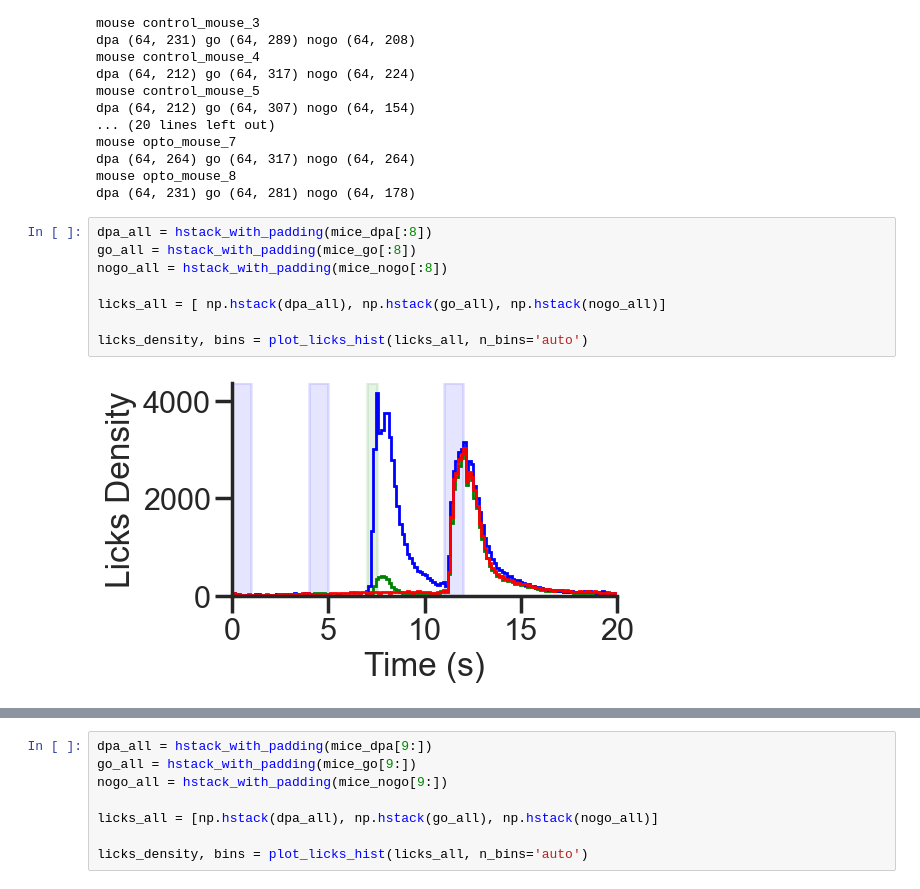
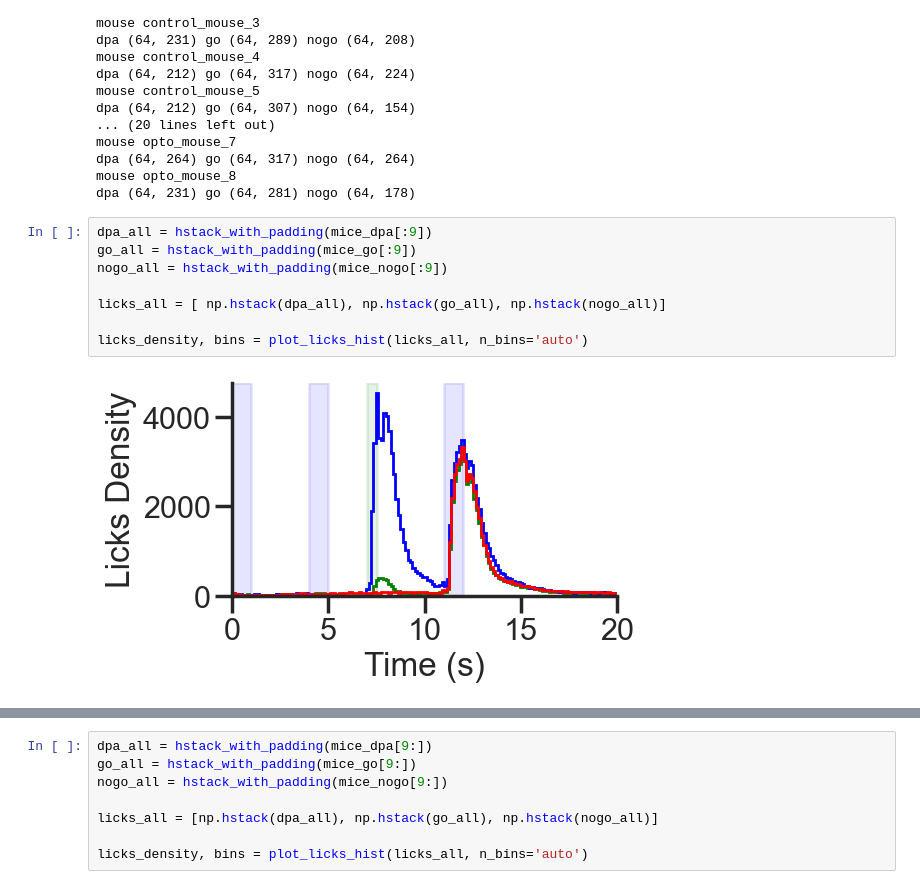
Before and after one commit to kiriclope/HiDN, a Jupyter notebook: notebooks/behavior.ipynb, the cells around one changed output, grey strips where cells are left out. Saved outputs shown, nothing was run; the diff lists cells and outputs as text.

```diff
--- a/notebooks/behavior.ipynb
+++ b/notebooks/behavior.ipynb
@@ -132,12 +132,12 @@ dpa (64, 264) go (64, 317) nogo (64, 264)
 mouse opto_mouse_8
 dpa (64, 231) go (64, 281) nogo (64, 178)
 # %%
-dpa_all = hstack_with_padding(mice_dpa[:8])
-go_all = hstack_with_padding(mice_go[:8])
-nogo_all = hstack_with_padding(mice_nogo[:8])
+dpa_all = hstack_with_padding(mice_dpa[:9])
+go_all = hstack_with_padding(mice_go[:9])
+nogo_all = hstack_with_padding(mice_nogo[:9])
 
 licks_all = [ np.hstack(dpa_all), np.hstack(go_all), np.hstack(nogo_all)]
 
 licks_density, bins = plot_licks_hist(licks_all, n_bins='auto')
 # %% [output]
-[figure, old version]
+[figure, new version]
```
Also changed, not shown: parts of 7 cells of this notebook.
